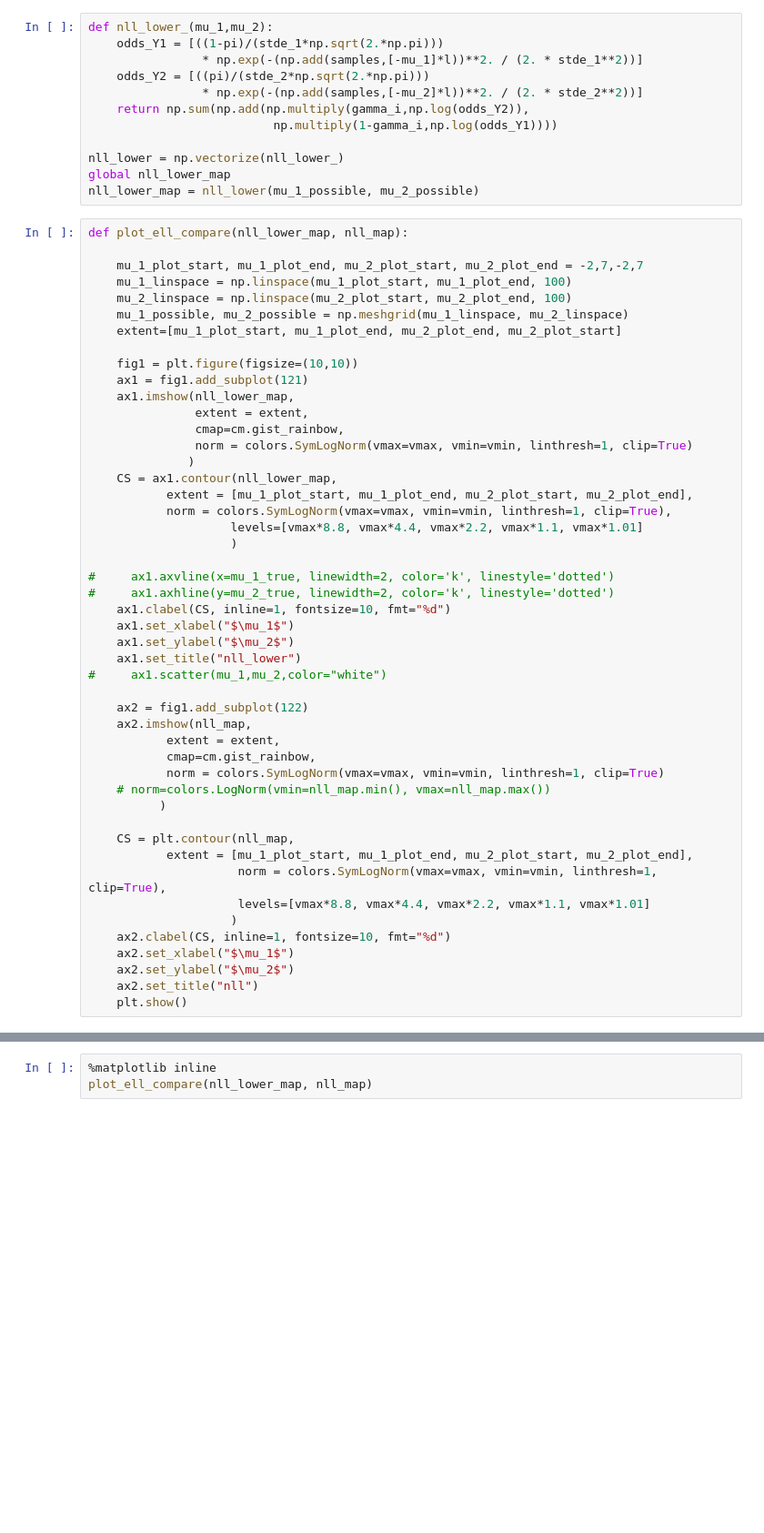
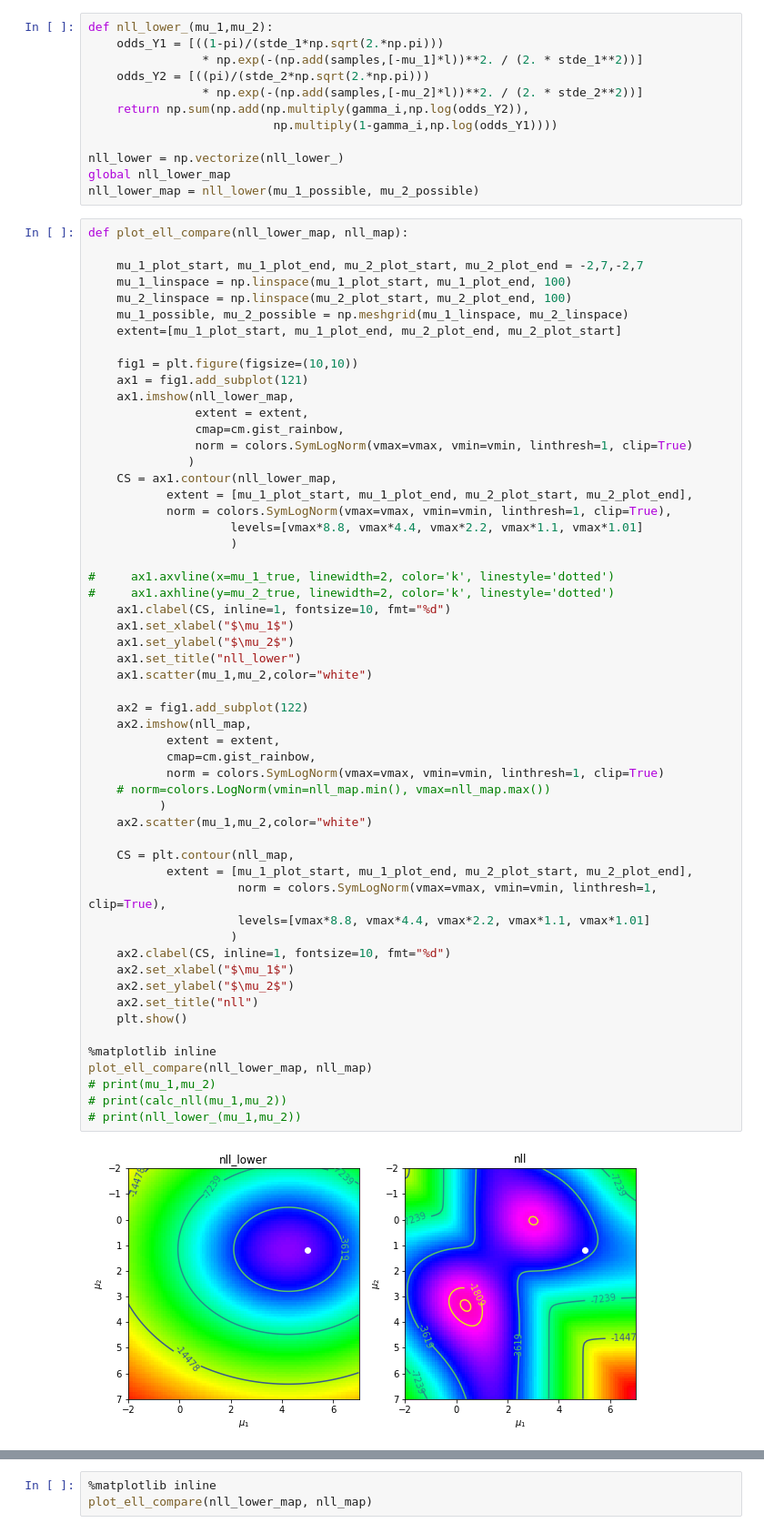
Before and after one commit to Hulalazz/PatternTheory, a Jupyter notebook: 08_Expectation_Maximisation_Model-bimodal-SLIDER.ipynb, the cells around one changed output, grey strips where cells are left out. Shown at 91% size. Cells and saved outputs as stored; diff of their text form; blank space fills up the shorter version.

```diff
--- a/08_Expectation_Maximisation_Model-bimodal-SLIDER.ipynb
+++ b/08_Expectation_Maximisation_Model-bimodal-SLIDER.ipynb
@@ -455,32 +455,41 @@ def plot_ell_compare(nll_lower_map, nll_map):
            extent = [mu_1_plot_start, mu_1_plot_end, mu_2_plot_start, mu_2_plot_end],
            norm = colors.SymLogNorm(vmax=vmax, vmin=vmin, linthresh=1, clip=True),
                     levels=[vmax*8.8, vmax*4.4, vmax*2.2, vmax*1.1, vmax*1.01]
                     )
 
 #     ax1.axvline(x=mu_1_true, linewidth=2, color='k', linestyle='dotted')
 #     ax1.axhline(y=mu_2_true, linewidth=2, color='k', linestyle='dotted')
     ax1.clabel(CS, inline=1, fontsize=10, fmt="%d")
     ax1.set_xlabel("$\mu_1$")
     ax1.set_ylabel("$\mu_2$")
     ax1.set_title("nll_lower")
-#     ax1.scatter(mu_1,mu_2,color="white")
+    ax1.scatter(mu_1,mu_2,color="white")
 
     ax2 = fig1.add_subplot(122)
     ax2.imshow(nll_map,
            extent = extent,
            cmap=cm.gist_rainbow,
            norm = colors.SymLogNorm(vmax=vmax, vmin=vmin, linthresh=1, clip=True)
     # norm=colors.LogNorm(vmin=nll_map.min(), vmax=nll_map.max())
           )
+    ax2.scatter(mu_1,mu_2,color="white")
 
     CS = plt.contour(nll_map,
            extent = [mu_1_plot_start, mu_1_plot_end, mu_2_plot_start, mu_2_plot_end],
                      norm = colors.SymLogNorm(vmax=vmax, vmin=vmin, linthresh=1, clip=True),
                      levels=[vmax*8.8, vmax*4.4, vmax*2.2, vmax*1.1, vmax*1.01]
                     )
     ax2.clabel(CS, inline=1, fontsize=10, fmt="%d")
     ax2.set_xlabel("$\mu_1$")
     ax2.set_ylabel("$\mu_2$")
     ax2.set_title("nll")
     plt.show()
+
+%matplotlib inline
+plot_ell_compare(nll_lower_map, nll_map)
+# print(mu_1,mu_2)
+# print(calc_nll(mu_1,mu_2))
+# print(nll_lower_(mu_1,mu_2))
+# %% [output]
+[figure, added]
 # %%
```
Also changed, not shown: parts of 7 cells of this notebook.
